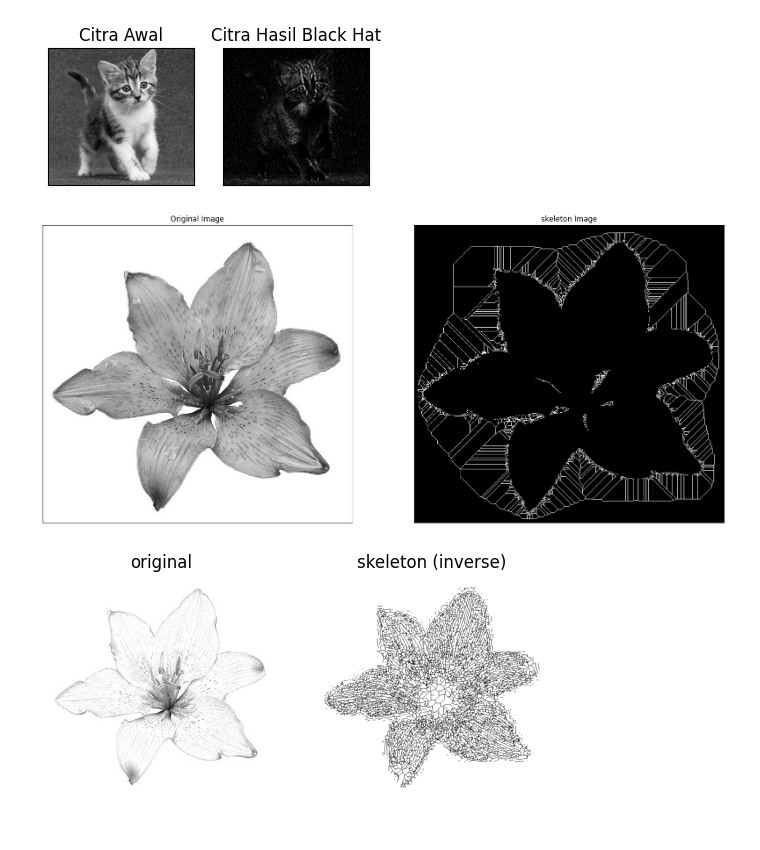
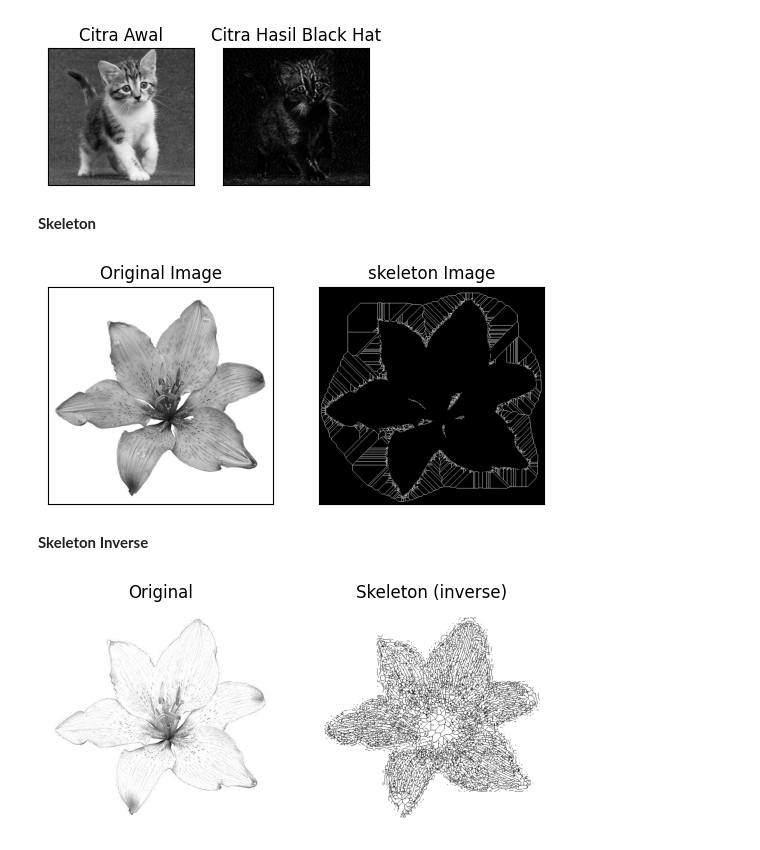
Before and after one commit to derivai7/PCVK_Ganjil_2023, a Jupyter notebook: Week8.ipynb, the cells around one changed output. Drawn from its saved outputs; the diff is of its cells as text; code cells hidden in the pictures.

```diff
--- a/Week8.ipynb
+++ b/Week8.ipynb
@@ -406,37 +430,38 @@ plt.title('Citra Hasil Black Hat'), plt.xticks([]), plt.yticks([])
 plt.show()
 # %% [output]
 [figure]
+# %% [markdown]
+**Skeleton**
 # %%
 import cv2 as cv
 from matplotlib import pyplot as plt
 from skimage import filters
 from skimage.morphology import skeletonize
 # read image
 img = cv.imread('/content/drive/MyDrive/dataset/lily.jpg',0)
 
 binary = img > filters.threshold_triangle(img)
 
 # true false to one
 binary_cp = binary.copy()
 binary_cp[binary_cp == True] = 1
 binary_cp[binary_cp == False] = 0
 
 # skeletonize image
 skeleton = skeletonize(binary_cp)
 
 # print images
-plt.figure(figsize=(20,20))
-
 plt.subplot(121),plt.imshow(img,cmap = 'gray')
 plt.title('Original Image'), plt.xticks([]), plt.yticks([])
 
 plt.subplot(122),plt.imshow(skeleton,cmap = 'gray')
 plt.title('skeleton Image'), plt.xticks([]), plt.yticks([])
 
-plt.savefig("binary and bin_skeleton.png")
 plt.show()
 # %% [output]
-[figure, old version]
+[figure, new version]
+# %% [markdown]
+**Skeleton Inverse**
 # %%
 from skimage import io
 from matplotlib import pyplot as plt
```
Also changed, not shown: parts of 18 cells of this notebook.
